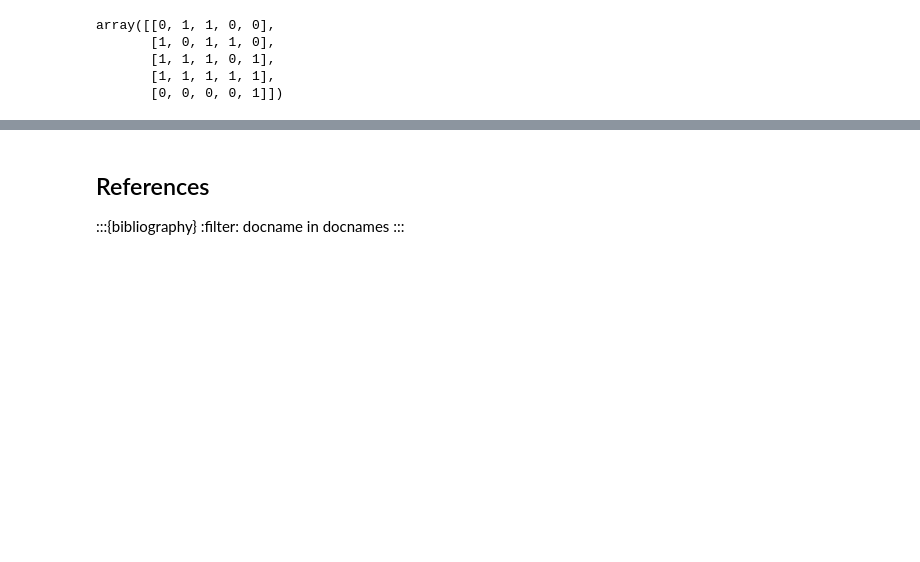
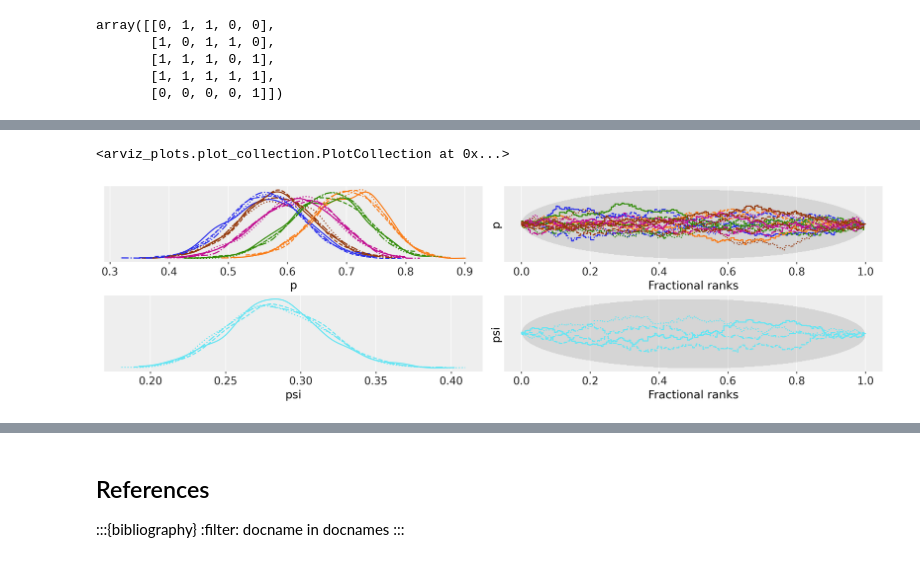
Before and after one commit to philpatton/pymc-examples, a Jupyter notebook: examples/case_studies/closed_cmr.ipynb, the cells around one changed output, grey strips where cells are left out. Cells and saved outputs as stored; diff of their text form; code cells hidden in the pictures; blank space fills up the shorter version.

```diff
--- a/examples/case_studies/closed_cmr.ipynb
+++ b/examples/case_studies/closed_cmr.ipynb
@@ -72,3 +83,21 @@ M = 200
 n0, T = observed_dataset.shape
 all_zero_histories = np.zeros((M - n0, T))
 augmented_dataset = np.vstack((observed_dataset, all_zero_histories))
+
+# we can sum the data since we're assuming constant capture probability
+y_total = augmented_dataset.sum(axis=1)
+
+# build the pymc model
+coords = {"individuals": np.arange(M), "occasions": np.arange(T)}
+
+with pm.Model(coords=coords) as m0:
+    p = pm.Uniform("p", 0, 1)
+    psi = pm.Uniform("psi", 0, 1)
+
+    # included / excluded state
+    z = pm.Bernoulli("z", psi, dims="individuals")
+
+    # likelihood of capture given inclusion
+    pm.Bernoulli("y", z[:, None] * p, observed=augmented_dataset, dims=["individuals", "occasions"])
+
+pm.model_to_graphviz(m0)
@@ -74,0 +174,14 @@ augmented_dataset = np.vstack((observed_dataset, all_zero_histories))
+# %%
+with pm.Model(coords=coords) as mt:
+
+    # priors for the capture and inclusion probabilities
+    psi = pm.Uniform("psi", 0, 1)
+    p = pm.Uniform("p", 0, 1, dims="occasions")
+
+    # included / excluded state
+    z = pm.Bernoulli("z", psi, dims="individuals")
+
+    # likelihood of capture given inclusion
+    pm.Bernoulli("y", z[:, None] * p, observed=augmented_dataset, dims=["individuals", "occasions"])
+
+pm.model_to_graphviz(mt)
@@ -74,0 +190,8 @@ augmented_dataset = np.vstack((observed_dataset, all_zero_histories))
+# %%
+# marginalize the model before sampling
+mt_marginal = pmx.marginalize(mt, ["z"])
+with mt_marginal:
+    mt_idata = pm.sample(random_seed=RANDOM_SEED)
+    pm.compute_log_likelihood(mt_idata)
+
+az.summary(mt_idata)
@@ -74,0 +214,5 @@ augmented_dataset = np.vstack((observed_dataset, all_zero_histories))
+# %%
+az.plot_rank_dist(mt_idata)
+# %% [output]
+<arviz_plots.plot_collection.PlotCollection at 0x...>
+[figure, added]
```
Also changed, not shown: parts of 27 cells of this notebook, 2 other files.
